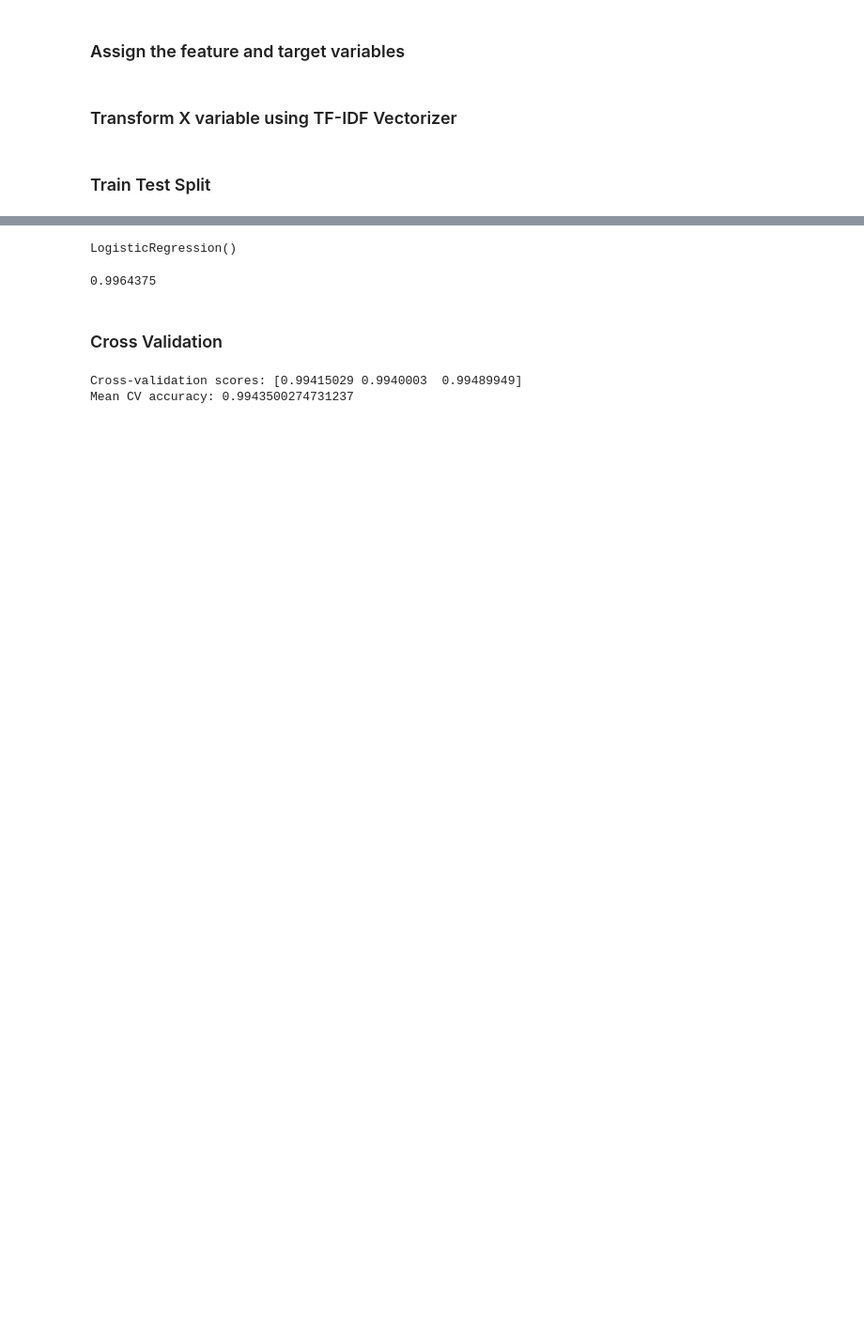
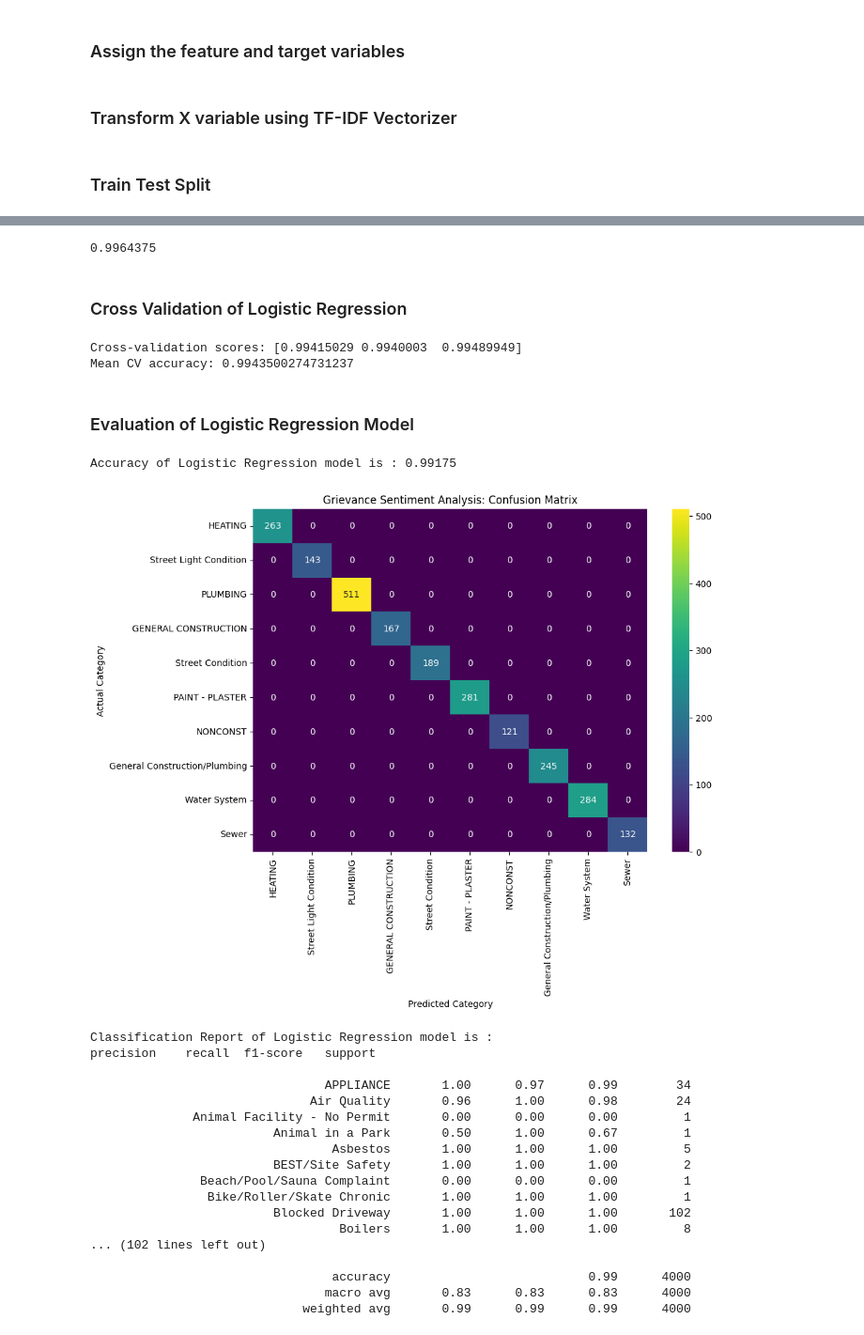
Before and after one commit to Sandrasvk/AI-Driven-Citizen-Grievance-Sentiment-Analysis-System, a Jupyter notebook: week1 week2 government data.ipynb, the cells around one changed output, grey strips where cells are left out. Shown at 94% size. Drawn from its saved outputs; the diff is of its cells as text; code cells hidden in the pictures; blank space fills up the shorter version.

Commit message:
Added Evaluation of LOgistic Regression with accuracy, confusion matrix with heatmap and classification report

```diff
--- a/week1 week2 government data.ipynb
+++ b/week1 week2 government data.ipynb
@@ -368,2 +369,7 @@ X_train,X_test,y_train,y_test = train_test_split(X,y,test_size=0.2,random_state=
 # %%
 from sklearn.linear_model import LogisticRegression
+lr_model = LogisticRegression(max_iter=1000)
+lr_model.fit(X_train,y_train)
+lr_model.score(X_train,y_train)
+# %% [output]
+0.9964375
@@ -372,13 +376,5 @@ model = LogisticRegression()
-# %%
-model.fit(X_train,y_train)
-# %% [output]
-LogisticRegression()
-# %%
-model.score(X_train,y_train)
-# %% [output]
-0.9964375
 # %% [markdown]
-### Cross Validation
+### Cross Validation of Logistic Regression
 # %%
 from sklearn.model_selection import cross_val_score
 
@@ -389,3 +385,53 @@ print("Mean CV accuracy:", cv_scores.mean())
 # %% [output]
 Cross-validation scores: [0.99415029 0.9940003  0.99489949]
 Mean CV accuracy: 0.9943500274731237
+# %% [markdown]
+### Evaluation of Logistic Regression Model
+# %%
+# Predictions
+from sklearn.metrics import accuracy_score,confusion_matrix,classification_report
+lr_pred = lr_model.predict(X_test)
+
+# Accuracy
+
+print("Accuracy of Logistic Regression model is :", accuracy_score(y_test,lr_pred))
+
+# Select top 10 most frequent classes
+top_classes = y_test.value_counts().index[:10]
+
+# Filter data
+mask = y_test.isin(top_classes)
+y_test_top = y_test[mask]
+lr_pred_top = lr_pred[mask]
+
+# Confusion Matrix
+cm = confusion_matrix(y_test_top,lr_pred_top)
+plt.figure(figsize=(10,7))
+
+# Heatmap
+sns.heatmap(cm,annot=True,fmt='d',cmap='viridis',xticklabels = top_classes,yticklabels = top_classes)
+plt.title("Grievance Sentiment Analysis: Confusion Matrix")
+plt.xlabel('Predicted Category')
+plt.ylabel('Actual Category')
+plt.show()
+print("Classification Report of Logistic Regression model is :", classification_report(y_test,lr_pred))
+# %% [output]
+Accuracy of Logistic Regression model is : 0.99175
+[figure, added]
+Classification Report of Logistic Regression model is :                                            precision    recall  f1-score   support
+
+                                APPLIANCE       1.00      0.97      0.99        34
+                              Air Quality       0.96      1.00      0.98        24
+              Animal Facility - No Permit       0.00      0.00      0.00         1
+                         Animal in a Park       0.50      1.00      0.67         1
+                                 Asbestos       1.00      1.00      1.00         5
+                         BEST/Site Safety       1.00      1.00      1.00         2
+               Beach/Pool/Sauna Complaint       0.00      0.00      0.00         1
+                Bike/Roller/Skate Chronic       1.00      1.00      1.00         1
+                         Blocked Driveway       1.00      1.00      1.00       102
+                                  Boilers       1.00      1.00      1.00         8
+... (102 lines left out)
+
+                                 accuracy                           0.99      4000
+                                macro avg       0.83      0.83      0.83      4000
+                             weighted avg       0.99      0.99      0.99      4000
```
Also changed, not shown: parts of 6 cells of this notebook.
